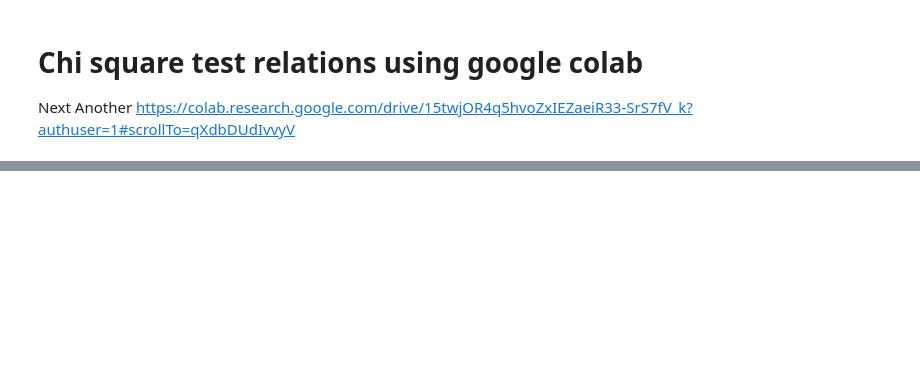
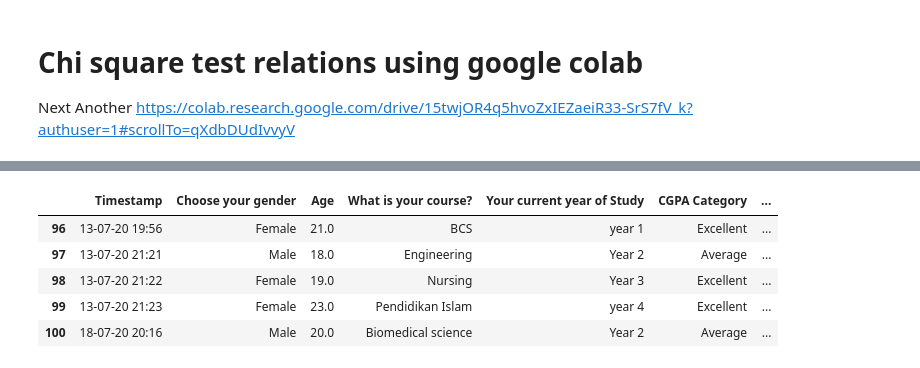
Before and after one commit to Deboraj-roy/-mental-health-data-analyst, a Jupyter notebook: Mental_Health_data_Analysis.ipynb, the cells around one changed output, grey strips where cells are left out. Saved outputs shown, nothing was run; the diff lists cells and outputs as text; code cells hidden in the pictures; blank space fills up the shorter version.

```diff
--- a/Mental_Health_data_Analysis.ipynb
+++ b/Mental_Health_data_Analysis.ipynb
@@ -26,0 +132,9 @@ https://colab.research.google.com/drive/15twjOR4q5hvoZxIEZaeiR33-SrS7fV_k?authus
+# %%
+dataset.tail()
+# %% [output]
+|  | Timestamp | Choose your gender | Age | What is your course? | Your current year of Study | CGPA Category | ... |
+| 96 | 13-07-20 19:56 | Female | 21.0 | BCS | year 1 | Excellent | ... |
+| 97 | 13-07-20 21:21 | Male | 18.0 | Engineering | Year 2 | Average | ... |
+| 98 | 13-07-20 21:22 | Female | 19.0 | Nursing | Year 3 | Excellent | ... |
+| 99 | 13-07-20 21:23 | Female | 23.0 | Pendidikan Islam | year 4 | Excellent | ... |
+| 100 | 18-07-20 20:16 | Male | 20.0 | Biomedical science | Year 2 | Average | ... |
```
Also changed, not shown: parts of 19 cells of this notebook.
